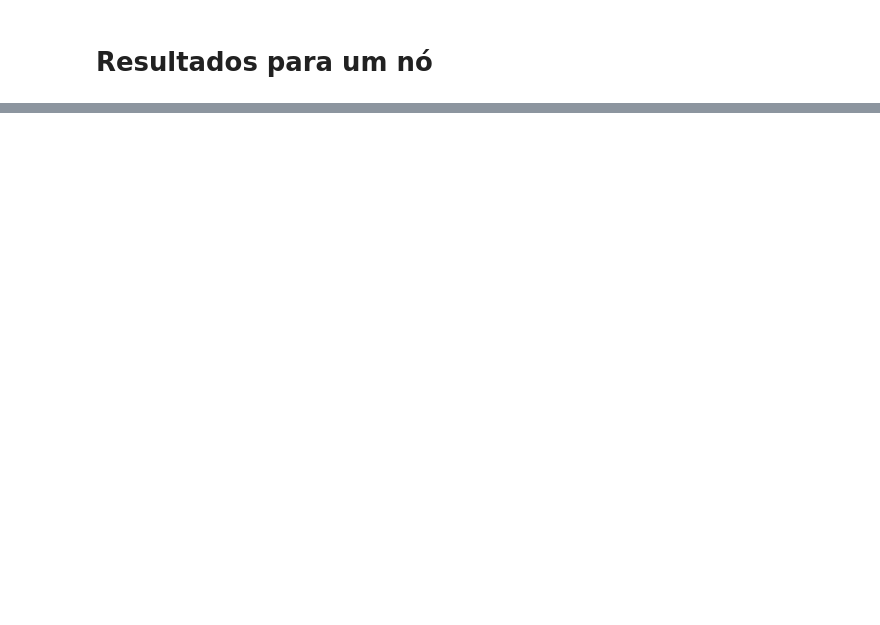
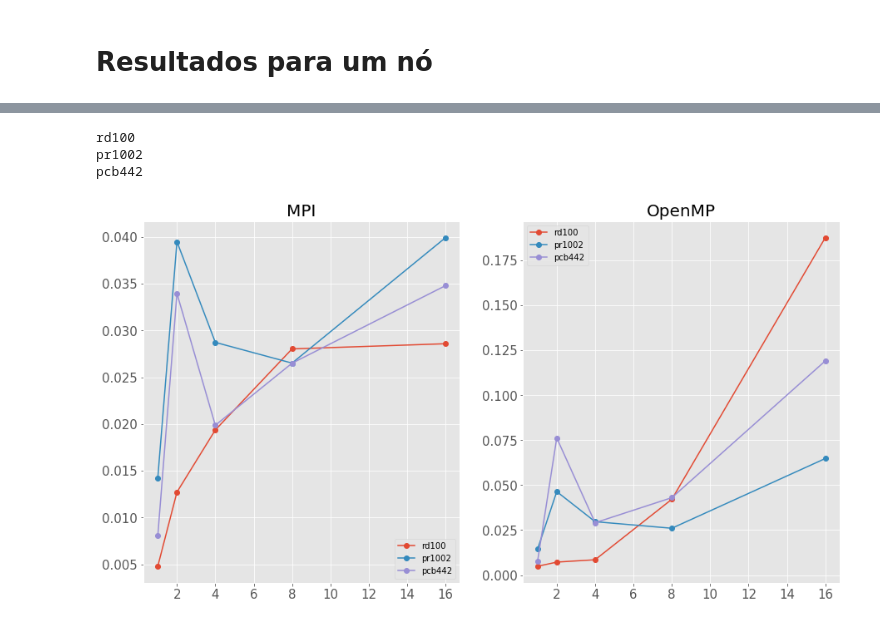
Before and after one commit to mtsodf/arq_avancadas, a Jupyter notebook: projeto_final/results/PlotResultados-2.ipynb, the cells around one changed output, grey strips where cells are left out. Cells and saved outputs as stored; diff of their text form; code cells hidden in the pictures; blank space fills up the shorter version.

Commit message:
Adição de novos resultados das rodadas

```diff
--- a/projeto_final/results/PlotResultados-2.ipynb
+++ b/projeto_final/results/PlotResultados-2.ipynb
@@ -225,0 +227,18 @@ for caso in casos:
+# %%
+fig, ax = plt.subplots(1,2, figsize=(15,8))
+for caso in casos[1:-2]:
+    print caso
+    for iax, tipo in enumerate(tipos):
+        set_ax_style(ax[iax])
+        r = results[caso]
+        procs = r[r.Tipo==tipo]["Processos/Threads"].unique()
+        y = np.array(r[r.Tipo == tipo]["TempoSincronizar/Iteracoes"])
+        ystd = np.array(r[r.Tipo == tipo]["TempoSincronizar/Iteracoes (std)"])
+        ax[iax].plot(procs, y, label=caso, marker="o")
+        ax[iax].set_title(tipo, fontsize=20)
+        ax[iax].legend()
+# %% [output]
+rd100
+pr1002
+pcb442
+[figure, added]
```
Also changed, not shown: parts of 7 cells of this notebook, 58 other files.
